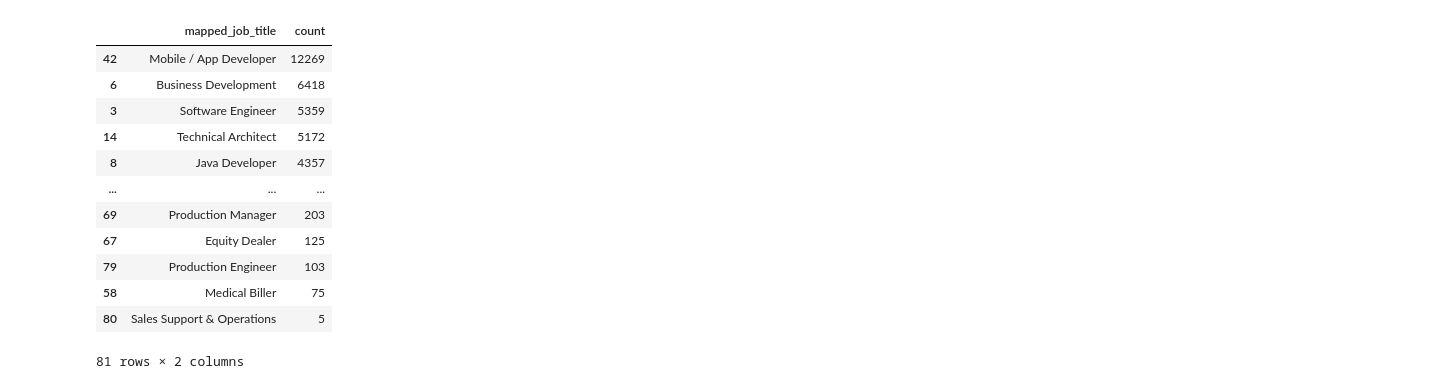
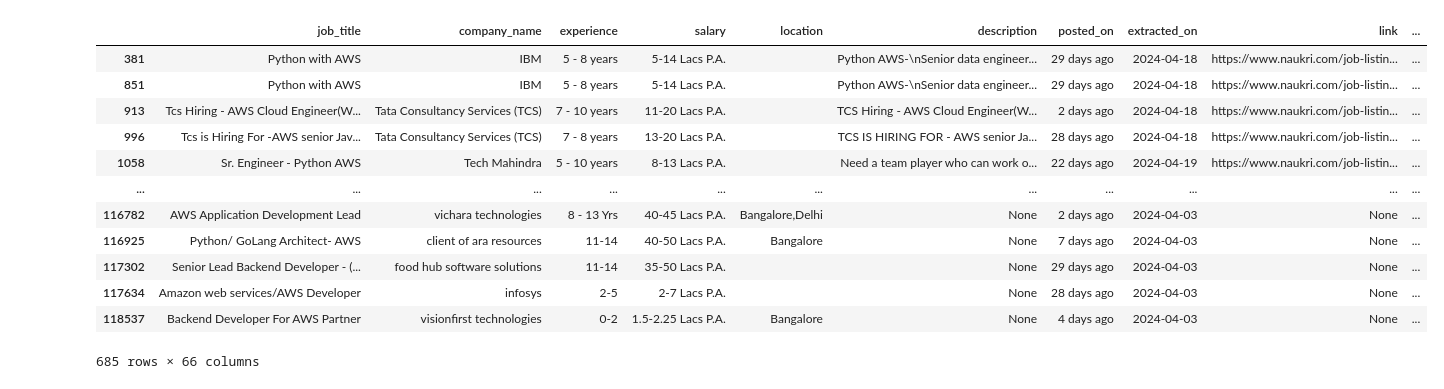
Before and after one commit to Selvamsmail/Programs, a Jupyter notebook: Naukri_butisoup/research folder/research.ipynb, the cells around one changed output. Cells and saved outputs as stored; diff of their text form; code cells hidden in the pictures.

```diff
--- a/Naukri_butisoup/research folder/research.ipynb
+++ b/Naukri_butisoup/research folder/research.ipynb
@@ -3,5 +4,5 @@ import pandas as pd
 # %%
-df = pd.read_parquet('E:/Programs/mazumdar_repo/Naukri_butisoup/latest_backup_mixed.parquet')
+df = pd.read_parquet('../Naukri_clean/Cleaned_Extract.parquet')
 # %%
 df.columns
 # %% [output]
@@ -41,16 +23,2 @@ for i in df[((df['mapped_job_title'] !='Nan') & (df['mapped_job_title'] !='uncla
-# %%
-pd.DataFrame(counts).sort_values(by='count',ascending=False)#.to_excel('Mapped_job_title.xlsx',index=False)
-# %% [output]
-|  | mapped_job_title | count |
-| 42 | Mobile / App Developer | 12269 |
-| 6 | Business Development | 6418 |
-| 3 | Software Engineer | 5359 |
-| 14 | Technical Architect | 5172 |
-| 8 | Java Developer | 4357 |
-| ... | ... | ... |
-| 69 | Production Manager | 203 |
-| 67 | Equity Dealer | 125 |
-| 79 | Production Engineer | 103 |
-| 58 | Medical Biller | 75 |
-| 80 | Sales Support & Operations | 5 |
-81 rows × 2 columns
+# %%
+df['role'] = df['role'].str.lower()
@@ -56,0 +30,17 @@ pd.DataFrame(counts).sort_values(by='count',ascending=False)#.to_excel('Mapped_j
+# %%
+df['job_title'] = df['job_title'].astype('str')
+df[df['job_title'].str.contains('aws',case=False)]
+# %% [output]
+|  | job_title | company_name | experience | salary | location | description | posted_on | extracted_on | link | ... |
+| 381 | Python with AWS | IBM | 5 - 8 years | 5-14 Lacs P.A. |  | Python AWS-\nSenior data engineer... | 29 days ago | 2024-04-18 | https://www.naukri.com/job-listin... | ... |
+| 851 | Python with AWS | IBM | 5 - 8 years | 5-14 Lacs P.A. |  | Python AWS-\nSenior data engineer... | 29 days ago | 2024-04-18 | https://www.naukri.com/job-listin... | ... |
+| 913 | Tcs Hiring - AWS Cloud Engineer(W... | Tata Consultancy Services (TCS) | 7 - 10 years | 11-20 Lacs P.A. |  | TCS Hiring - AWS Cloud Engineer(W... | 2 days ago | 2024-04-18 | https://www.naukri.com/job-listin... | ... |
+| 996 | Tcs is Hiring For -AWS senior Jav... | Tata Consultancy Services (TCS) | 7 - 8 years | 13-20 Lacs P.A. |  | TCS IS HIRING FOR - AWS senior Ja... | 28 days ago | 2024-04-18 | https://www.naukri.com/job-listin... | ... |
+| 1058 | Sr. Engineer - Python AWS | Tech Mahindra | 5 - 10 years | 8-13 Lacs P.A. |  | Need a team player who can work o... | 22 days ago | 2024-04-19 | https://www.naukri.com/job-listin... | ... |
+| ... | ... | ... | ... | ... | ... | ... | ... | ... | ... | ... |
+| 116782 | AWS Application Development Lead | vichara technologies | 8 - 13 Yrs | 40-45 Lacs P.A. | Bangalore,Delhi | None | 2 days ago | 2024-04-03 | None | ... |
+| 116925 | Python/ GoLang Architect- AWS | client of ara resources | 11-14 | 40-50 Lacs P.A. | Bangalore | None | 7 days ago | 2024-04-03 | None | ... |
+| 117302 | Senior Lead Backend Developer - (... | food hub software solutions | 11-14 | 35-50 Lacs P.A. |  | None | 29 days ago | 2024-04-03 | None | ... |
+| 117634 | Amazon web services/AWS Developer | infosys | 2-5 | 2-7 Lacs P.A. |  | None | 28 days ago | 2024-04-03 | None | ... |
+| 118537 | Backend Developer For AWS Partner | visionfirst technologies | 0-2 | 1.5-2.25 Lacs P.A. | Bangalore | None | 4 days ago | 2024-04-03 | None | ... |
+685 rows × 66 columns
```
Also changed, not shown: parts of 10 cells of this notebook, 14 other files.
